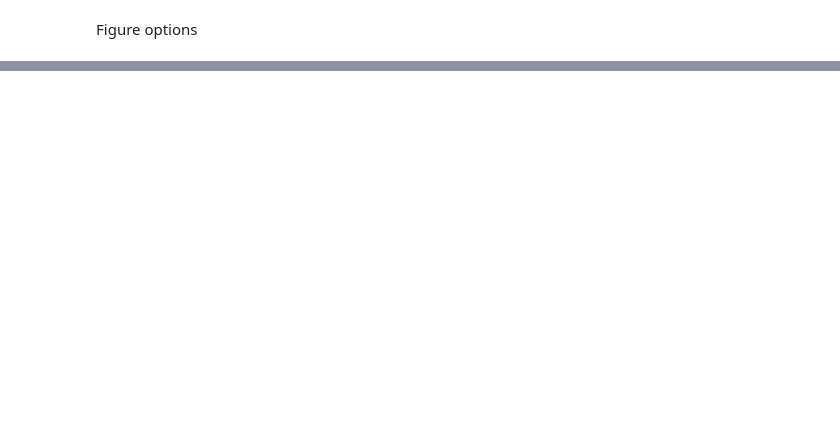
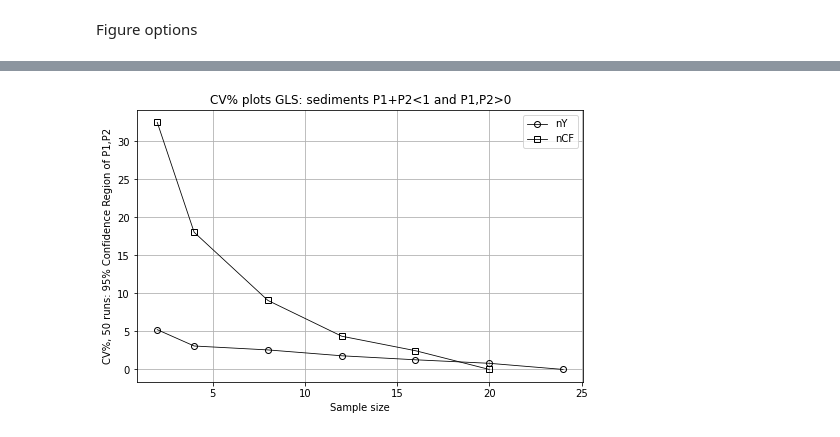
Before and after one commit to tiagoburiol/Fingerprinting, a Jupyter notebook: quick_start.ipynb, the cells around one changed output, grey strips where cells are left out. Saved outputs shown, nothing was run; the diff lists cells and outputs as text; code cells hidden in the pictures; blank space fills up the shorter version.

```diff
--- a/quick_start.ipynb
+++ b/quick_start.ipynb
@@ -231,16 +235,18 @@ plt.show()
 # %%
 fig = plt.figure(figsize=(8, 5))
 plt.plot(X1_2, Y1_2, "ko-",
          X2_2, Y2_2, "ks-",
         fillstyle='none',
         linewidth=0.8)
 #plt.plot(X1, Y1, "o-", )
-plt.title('CV% plots: sediments P1+P2<1 and P1,P2>0')
+plt.title('CV% plots GLS: sediments P1+P2<1 and P1,P2>0')
 plt.xlabel('Sample size')
 plt.ylabel('CV%, 50 runs: 95% Confidence Region of P1,P2')
-plt.legend(['Variando Y',
-            'Variando L'], loc='upper right')
-plt.savefig('P1+P2<1_and_P1,P2>0.png')
+plt.legend(['nY',
+            'nCF'], loc='upper right')
+plt.savefig('Coeff_Var_nY_and_nCF_GLS.png')
 
 plt.grid()
 plt.show()
+# %% [output]
+[figure, added]
```
Also changed, not shown: parts of 6 cells of this notebook.
